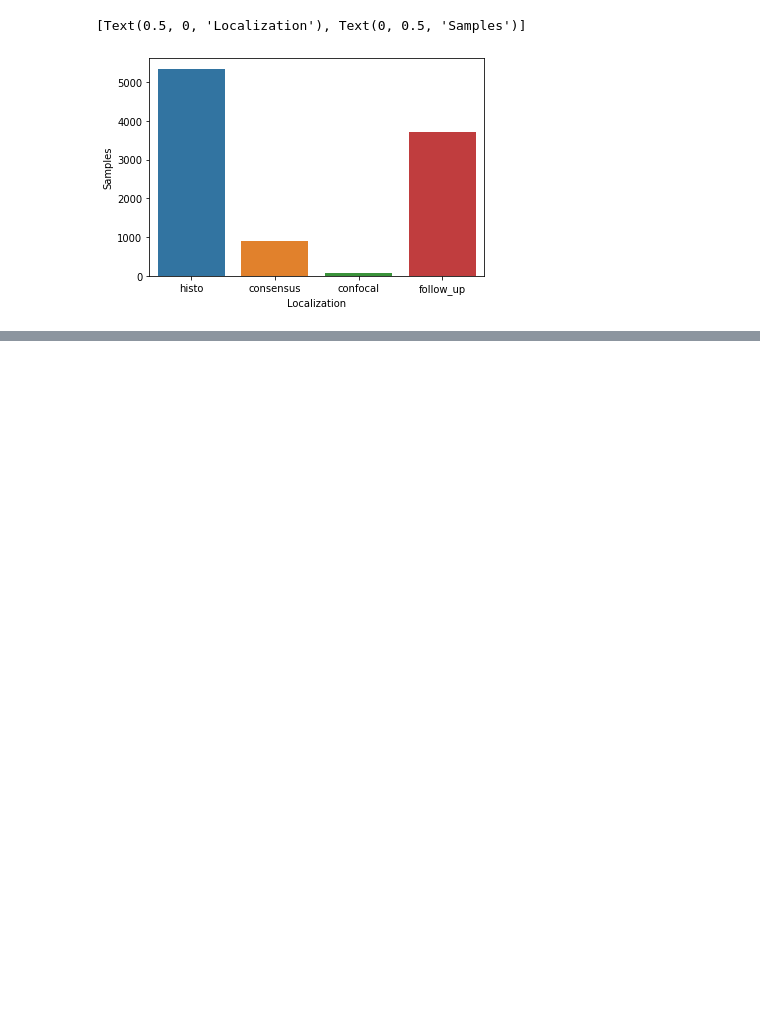
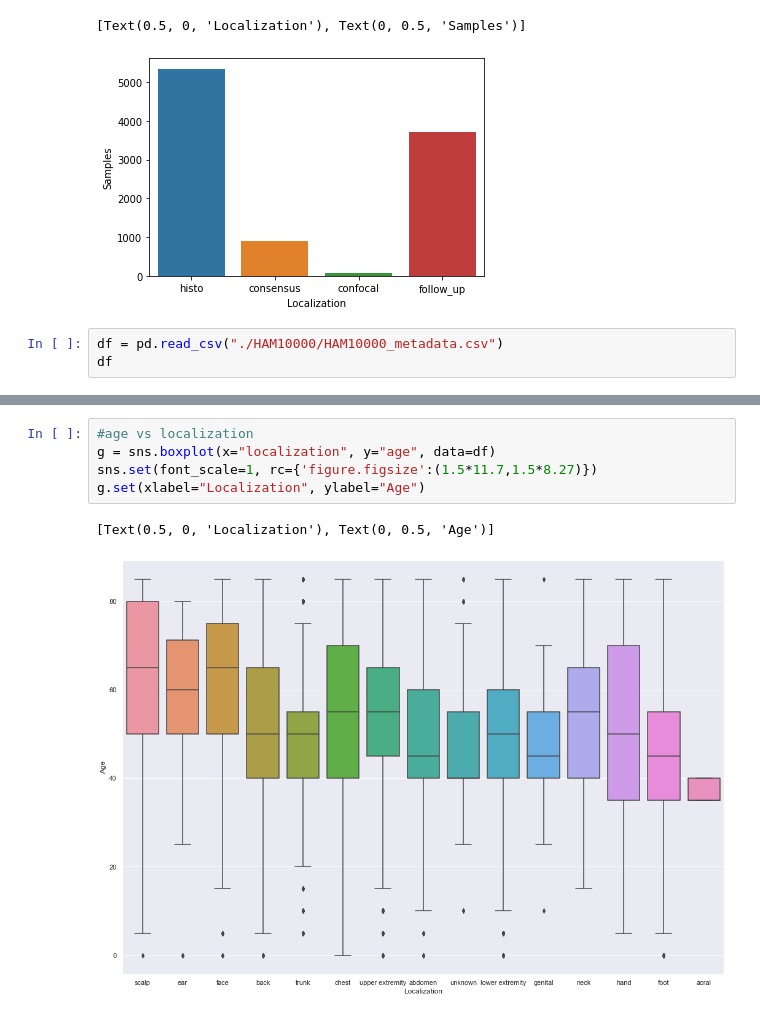
Before and after one commit to DataScience4Health-Fall2022/termproject-group-4, a Jupyter notebook: exploratory.ipynb, the cells around one changed output, grey strips where cells are left out. Cells and saved outputs as stored; diff of their text form; blank space fills up the shorter version.

```diff
--- a/exploratory.ipynb
+++ b/exploratory.ipynb
@@ -143,3 +155,6 @@ g.set(xlabel="Localization", ylabel="Samples")
 # %% [output]
 [Text(0.5, 0, 'Localization'), Text(0, 0.5, 'Samples')]
 [figure]
+# %%
+df = pd.read_csv("./HAM10000/HAM10000_metadata.csv")
+df
@@ -145,0 +175,8 @@ g.set(xlabel="Localization", ylabel="Samples")
+# %%
+#age vs localization
+g = sns.boxplot(x="localization", y="age", data=df)
+sns.set(font_scale=1, rc={'figure.figsize':(1.5*11.7,1.5*8.27)})
+g.set(xlabel="Localization", ylabel="Age")
+# %% [output]
+[Text(0.5, 0, 'Localization'), Text(0, 0.5, 'Age')]
+[figure, added]
```
Also changed, not shown: parts of 11 cells of this notebook.
